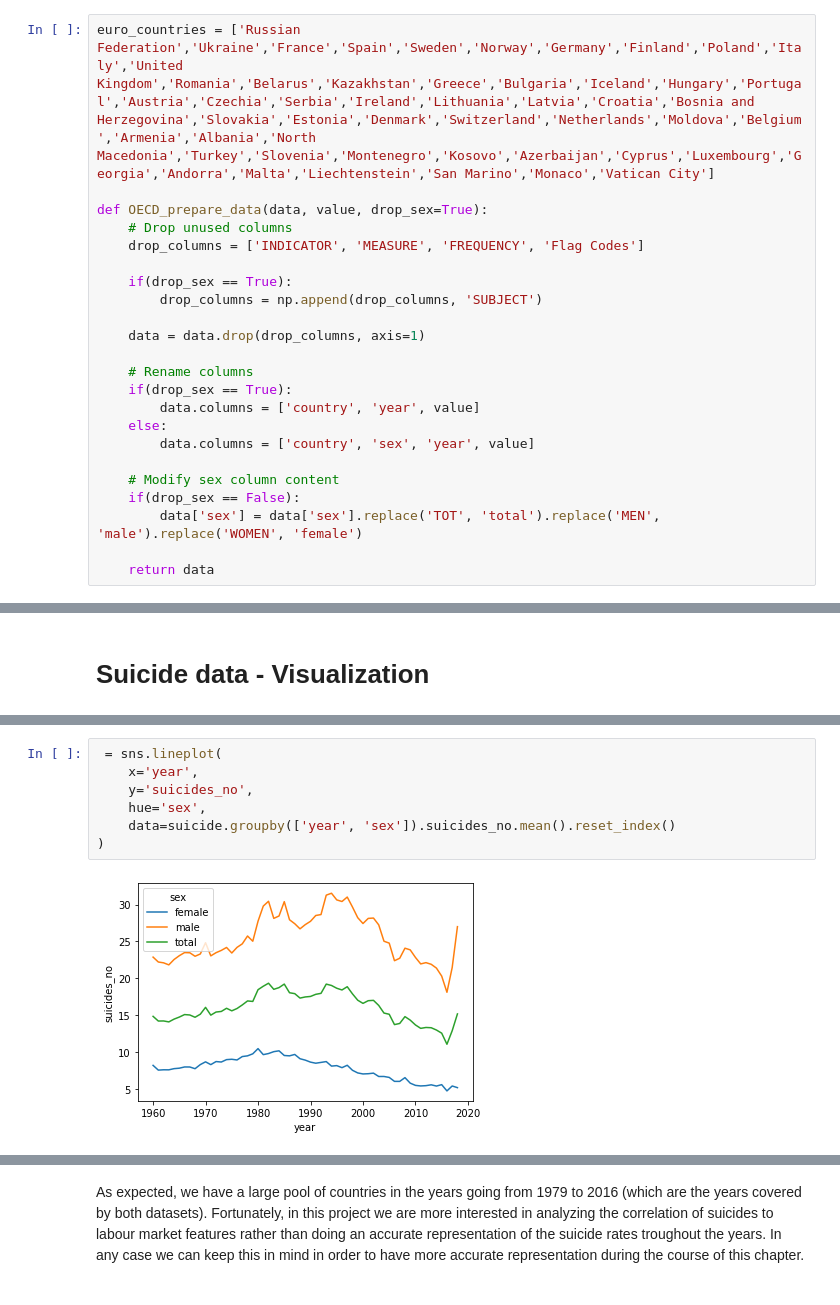
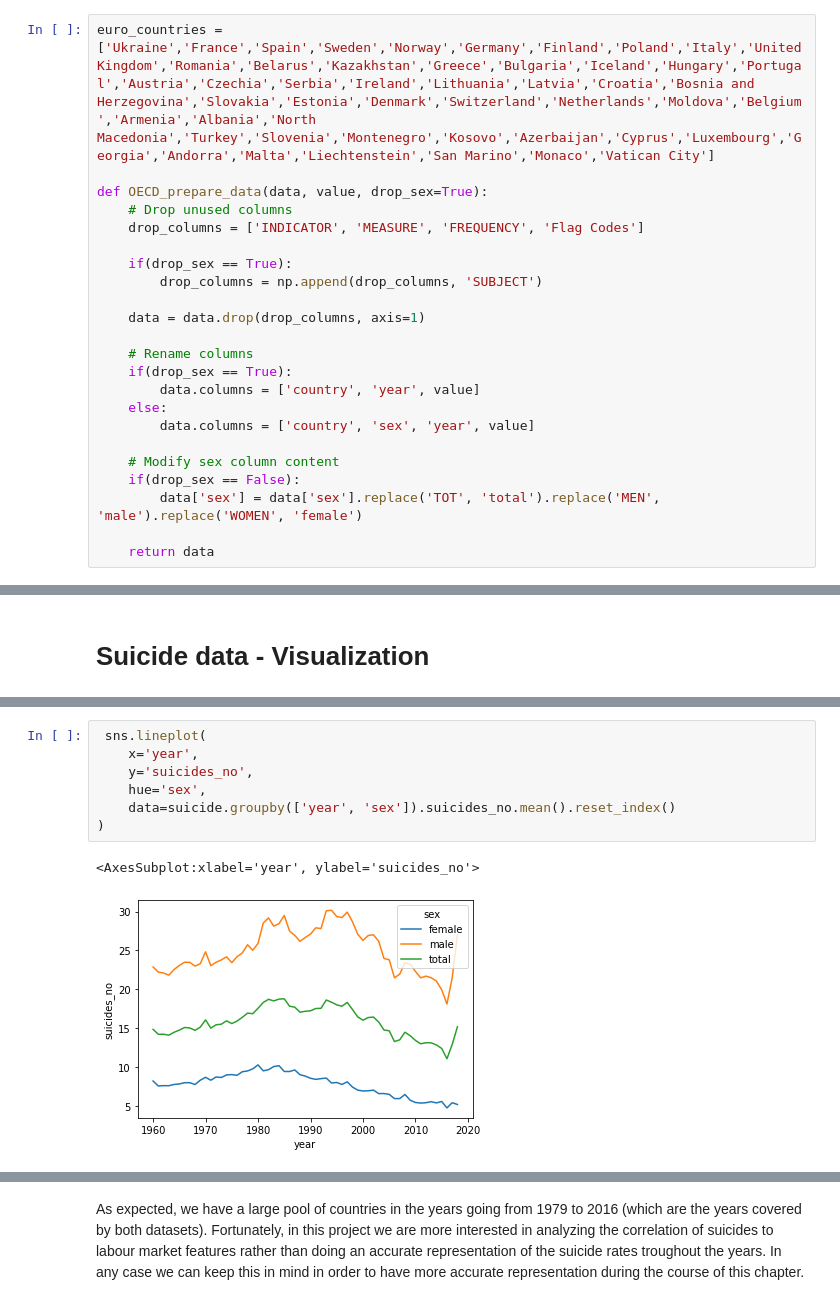
Before and after one commit to iberius96/Python-Suicides-Europe, a Jupyter notebook: main.ipynb, the cells around one changed output, grey strips where cells are left out. Saved outputs shown, nothing was run; the diff lists cells and outputs as text.

```diff
--- a/main.ipynb
+++ b/main.ipynb
@@ -17,7 +17,7 @@ import numpy as np
 import pandas as pd
 import seaborn as sns
 # %%
-euro_countries = ['Russian Federation','Ukraine','France','Spain','Sweden','Norway','Germany','Finland','Poland','Italy','United Kingdom','Romania','Belarus','Kazakhstan','Greece','Bulgaria','Iceland','Hungary','Portugal','Austria','Czechia','Serbia','Ireland','Lithuania','Latvia','Croatia','Bosnia and Herzegovina','Slovakia','Estonia','Denmark','Switzerland','Netherlands','Moldova','Belgium','Armenia','Albania','North Macedonia','Turkey','Slovenia','Montenegro','Kosovo','Azerbaijan','Cyprus','Luxembourg','Georgia','Andorra','Malta','Liechtenstein','San Marino','Monaco','Vatican City']
+euro_countries = ['Ukraine','France','Spain','Sweden','Norway','Germany','Finland','Poland','Italy','United Kingdom','Romania','Belarus','Kazakhstan','Greece','Bulgaria','Iceland','Hungary','Portugal','Austria','Czechia','Serbia','Ireland','Lithuania','Latvia','Croatia','Bosnia and Herzegovina','Slovakia','Estonia','Denmark','Switzerland','Netherlands','Moldova','Belgium','Armenia','Albania','North Macedonia','Turkey','Slovenia','Montenegro','Kosovo','Azerbaijan','Cyprus','Luxembourg','Georgia','Andorra','Malta','Liechtenstein','San Marino','Monaco','Vatican City']
 
 def OECD_prepare_data(data, value, drop_sex=True):
     # Drop unused columns
@@ -426,10 +443,11 @@ sns.lineplot(
 # %%
- = sns.lineplot(
+ sns.lineplot(
     x='year',
     y='suicides_no',
     hue='sex',
     data=suicide.groupby(['year', 'sex']).suicides_no.mean().reset_index()
 )
 # %% [output]
+<AxesSubplot:xlabel='year', ylabel='suicides_no'>
-[figure, old version]
+[figure, new version]
 # %% [markdown]
```
Also changed, not shown: parts of 22 cells of this notebook, 3 other files.
